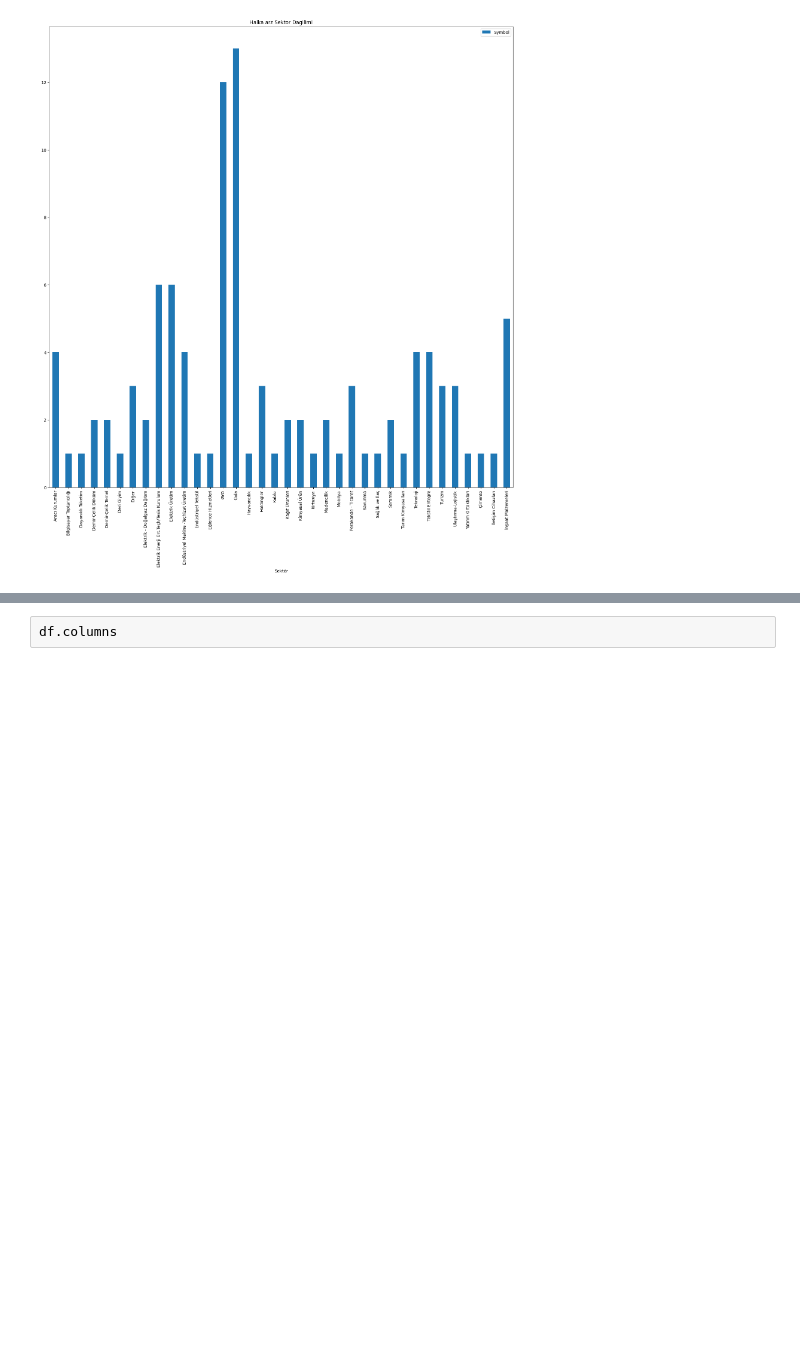
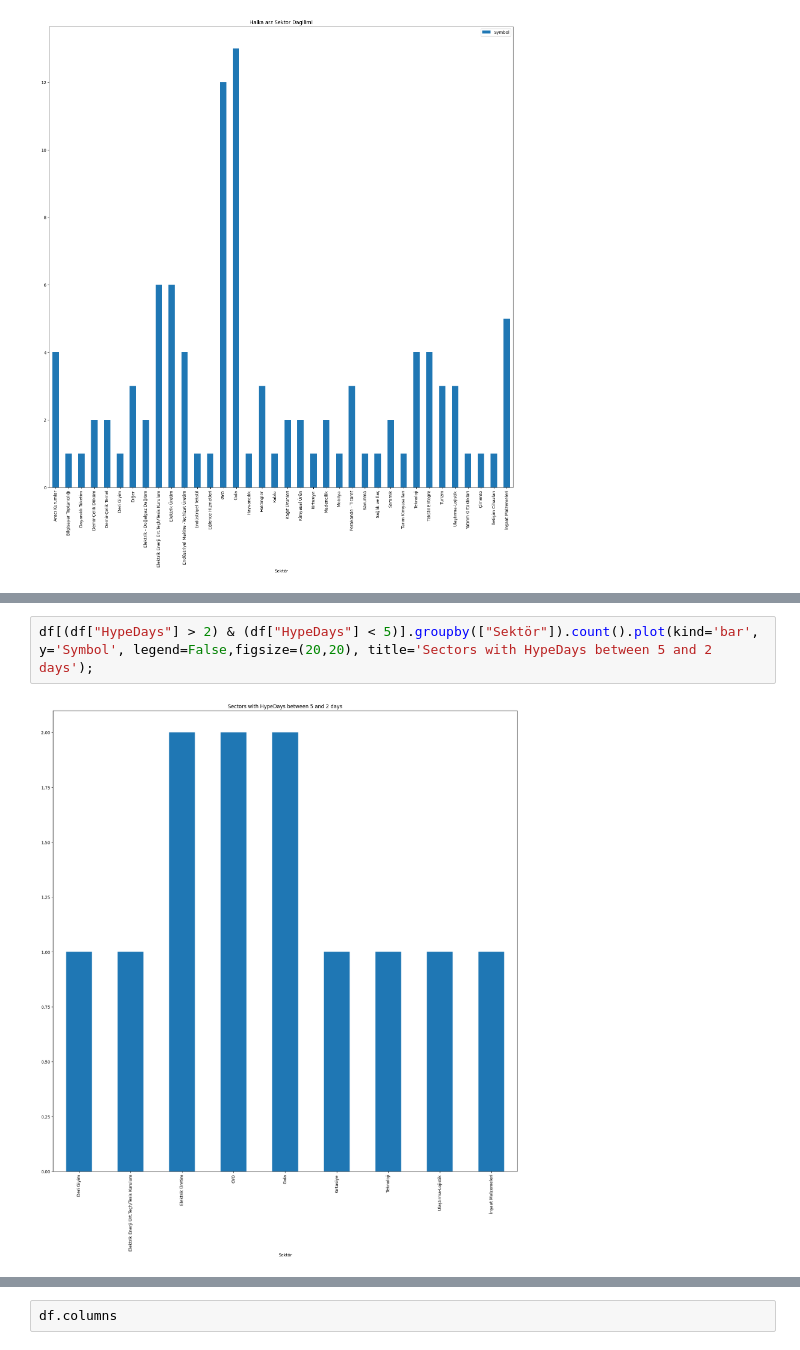
Before and after one commit to uguratli/HalkaArz, a Jupyter notebook: halka_arz.ipynb, the cells around one changed output, grey strips where cells are left out. Cells and saved outputs as stored; diff of their text form; blank space fills up the shorter version.

```diff
--- a/halka_arz.ipynb
+++ b/halka_arz.ipynb
@@ -506,0 +515,4 @@ df.groupby(['Sektör']).count().plot(kind='bar', y='Symbol',figsize=(20,20), tit
+# %%
+df[(df["HypeDays"] > 2) & (df["HypeDays"] < 5)].groupby(["Sektör"]).count().plot(kind='bar', y='Symbol', legend=False,figsize=(20,20), title='Sectors with HypeDays between 5 and 2 days');
+# %% [output]
+[figure, added]
```
Also changed, not shown: parts of 7 cells of this notebook.
